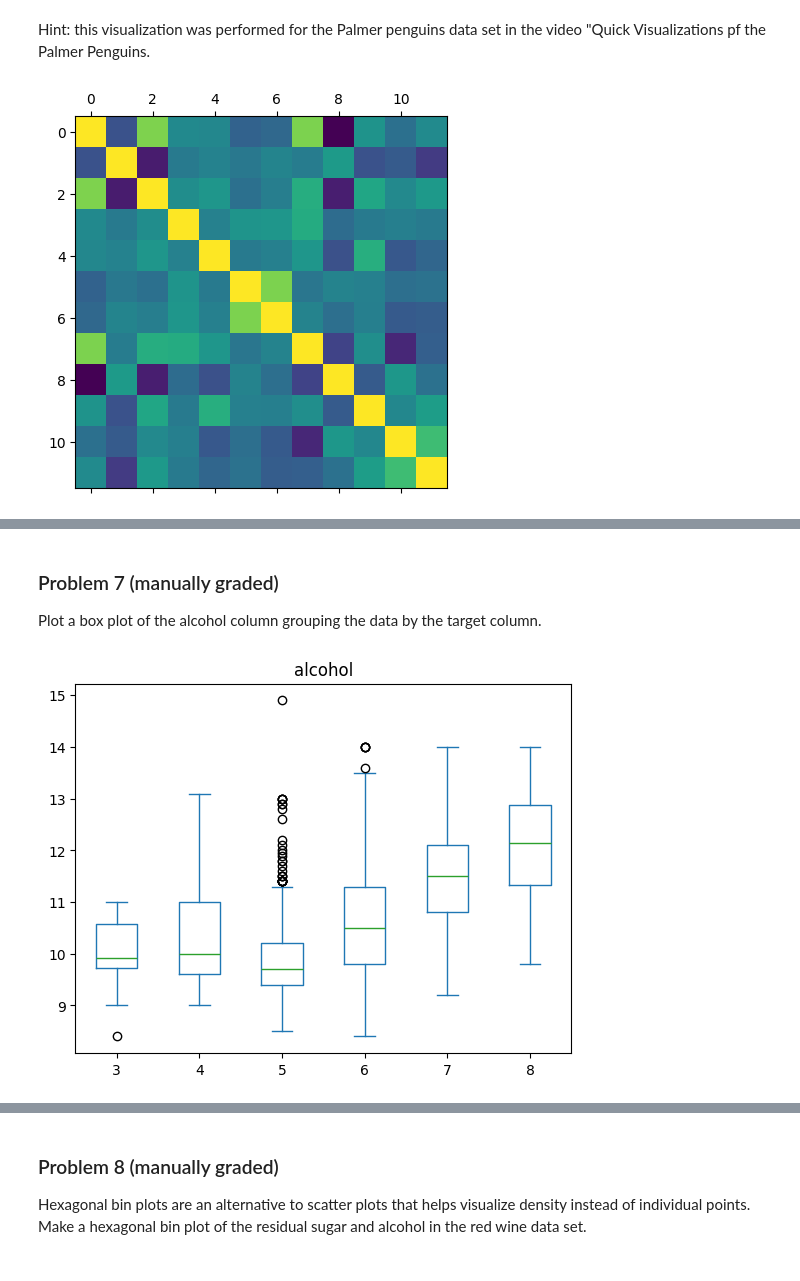
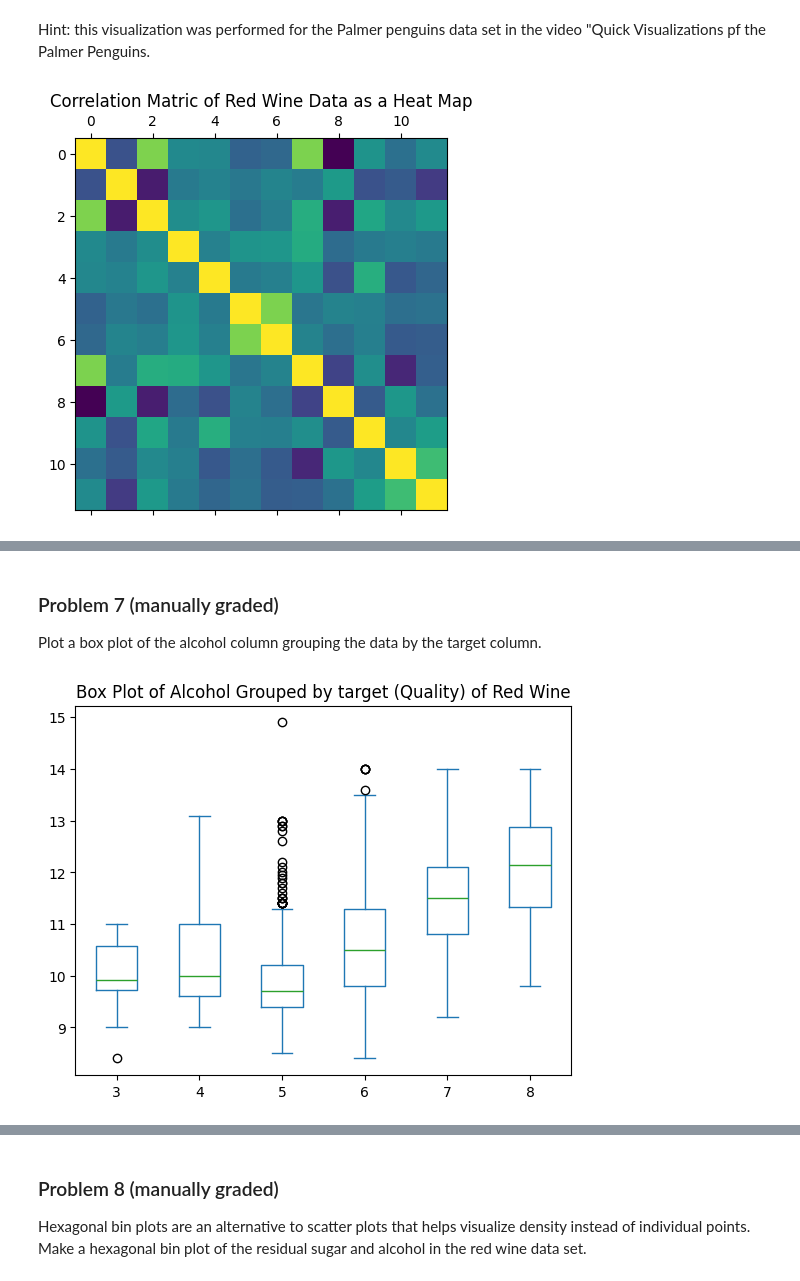
Before and after one commit to Haleymussary00/dx602-homework-10, a Jupyter notebook: homework.ipynb, the cells around one changed output, grey strips where cells are left out. Drawn from its saved outputs; the diff is of its cells as text; code cells hidden in the pictures.

```diff
--- a/homework.ipynb
+++ b/homework.ipynb
@@ -152,10 +154,11 @@ Hint: this visualization was performed for the Palmer penguins data set in the v
 # %%
 # YOUR CHANGES HERE
 
 plt.matshow(red_wine.corr(numeric_only=True))
+plt.title("Correlation Matric of Red Wine Data as a Heat Map")
 None
 # %% [output]
-[figure, old version]
+[figure, new version]
 # %% [markdown]
 <div style="page-break-after: always;"></div>
 # %% [markdown]
@@ -166,9 +169,10 @@ Plot a box plot of the alcohol column grouping the data by the target column.
 # YOUR CHANGES HERE
 
 red_wine.plot.box(column="alcohol", by="target")
+plt.title("Box Plot of Alcohol Grouped by target (Quality) of Red Wine")
 None
 # %% [output]
-[figure, old version]
+[figure, new version]
 # %% [markdown]
 <div style="page-break-after: always;"></div>
 # %% [markdown]
```
Also changed, not shown: parts of 3 cells of this notebook.
